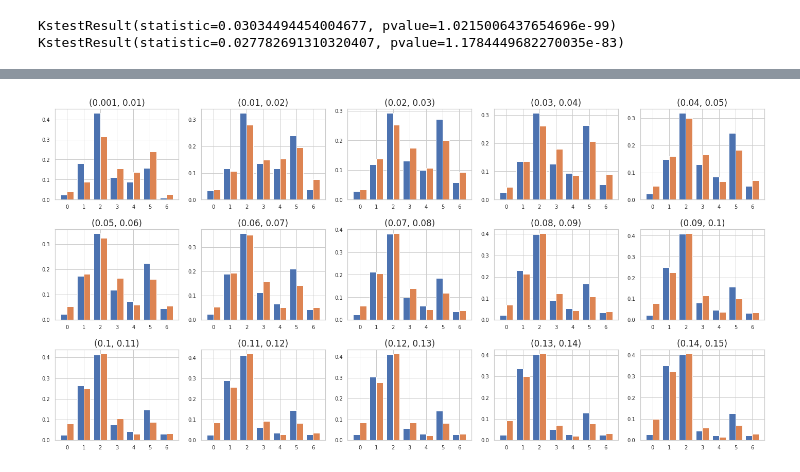
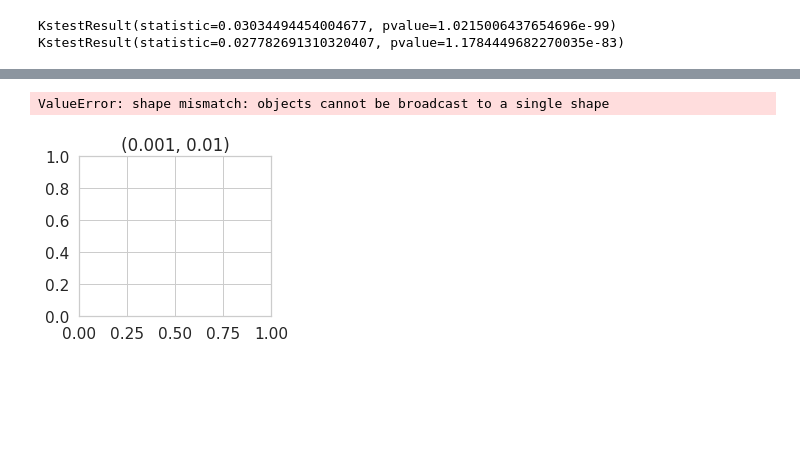
Before and after one commit to Astro-Astre/Pixel-based_DeepLearningTechnic, a Jupyter notebook: preprocess/match_petro.ipynb, the cells around one changed output, grey strips where cells are left out. Drawn from its saved outputs; the diff is of its cells as text; code cells hidden in the pictures; blank space fills up the shorter version.

```diff
--- a/preprocess/match_petro.ipynb
+++ b/preprocess/match_petro.ipynb
@@ -177,6 +299,6 @@ cigar_max.insert(0, "label", 3)
 edgeOn_max.insert(0, "label", 4)
 noBar_max.insert(0, "label", 5)
 strongBar_max.insert(0, "label", 6)
-decals_50p_max = match(MGS, pd.concat([merger_max, round_max, between_max, cigar_max, edgeOn_max, noBar_max, strongBar_max]))
-decals_50p_max.drop(["new_ra", "new_dec"], axis=1, inplace=True)
+decals_max_distribution = match(MGS, pd.concat([merger_max, round_max, between_max, cigar_max, edgeOn_max, noBar_max, strongBar_max]))
+decals_max_distribution.drop(["new_ra", "new_dec"], axis=1, inplace=True)
 # %%
@@ -463,22 +589,22 @@ KstestResult(statistic=0.005125797733991411, pvalue=0.003994696126118883)
 # %%
-def show(rg, ax, catalog_1, catalog_2, label_1, label_2, prob):
-    l, r = rg
-    if l <0.001:
-        l = 0.001
-    try:
-        catalog_1 = catalog_1.query("petro_mag < 17.77 and redshift < %f and redshift > %f" % (r,l))
-        catalog_2 = catalog_2.query("petro_mag < 17.77 and redshift < %f and redshift > %f and prob > %f" % (r, l, prob))
-    except:
-        catalog_1 = catalog_1.query("petro_mag < 17.77 and redshift_x < %f and redshift_x > %f" % (r,l))
-        catalog_2 = catalog_2.query("petro_mag < 17.77 and redshift < %f and redshift > %f and prob > %f" % (r, l, prob))
-    percent_1, percent_2 = cal_per(catalog_1), cal_per(catalog_2)
-    width = 0.4
-    x = np.arange(len(labels))
-    ax.bar(x - width/2, percent_1, width, label=label_1)
-    ax.bar(x + width/2, percent_2, width, label=label_2)
-    ax.set_xticks(x)
-    plt.xticks(fontsize=10)
-    plt.yticks(fontsize=10)
+# def show(rg, ax, catalog_1, catalog_2, label_1, label_2, prob):
+#     l, r = rg
+#     if l <0.001:
+#         l = 0.001
+#     try:
+#         catalog_1 = catalog_1.query("petro_mag < 17.77 and redshift < %f and redshift > %f" % (r,l))
+#         catalog_2 = catalog_2.query("petro_mag < 17.77 and redshift < %f and redshift > %f and prob > %f" % (r, l, prob))
+#     except:
+#         catalog_1 = catalog_1.query("petro_mag < 17.77 and redshift_x < %f and redshift_x > %f" % (r,l))
+#         catalog_2 = catalog_2.query("petro_mag < 17.77 and redshift < %f and redshift > %f and prob > %f" % (r, l, prob))
+#     percent_1, percent_2 = calculate_percent(catalog_1), calculate_percent(catalog_2)
+#     width = 0.4
+#     x = np.arange(len(labels))
+#     ax.bar(x - width/2, percent_1, width, label=label_1)
+#     ax.bar(x + width/2, percent_2, width, label=label_2)
+#     ax.set_xticks(x)
+#     plt.xticks(fontsize=10)
+#     plt.yticks(fontsize=10)
 # %%
 def cal_error(num, sum, k=3):
     return k * (math.sqrt((math.sqrt(num)/sum)**2 + (num*math.sqrt(sum)/(sum*sum))**2))
@@ -803,16 +934,17 @@ plt.show()
 # %%
 plt.figure(figsize=(20, 10))
 for i in range(15):
     ax = plt.subplot(3, 5, i+1)
     if i == 0:
         ax.set_title((0.001, (i+1)*0.01))
     else:
         ax.set_title((i*0.01, (i+1)*0.01))
-    show((i*0.01, (i+1)*0.01), ax, decals_50p_max, out_decals_pred, "in_DECaLS", "out_DECaLS", prob=0.8001)
+    show((i*0.01, (i+1)*0.01), ax, decals_max_distribution, out_decals_pred, "in_DECaLS", "out_DECaLS", prob=0.8001)
 plt.tight_layout()
 plt.show()
 # %% [output]
+ValueError: shape mismatch: objects cannot be broadcast to a single shape
-[figure, old version]
+[figure, new version]
 # %%
 def load_img(file):
     """
```
Also changed, not shown: parts of 44 cells of this notebook, 6 other files.
